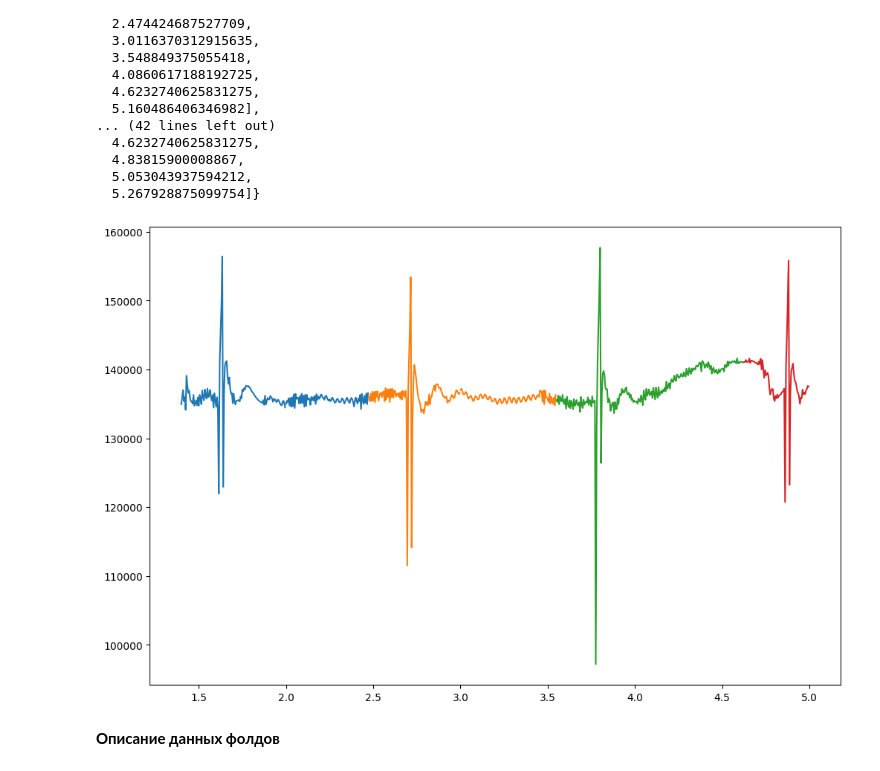
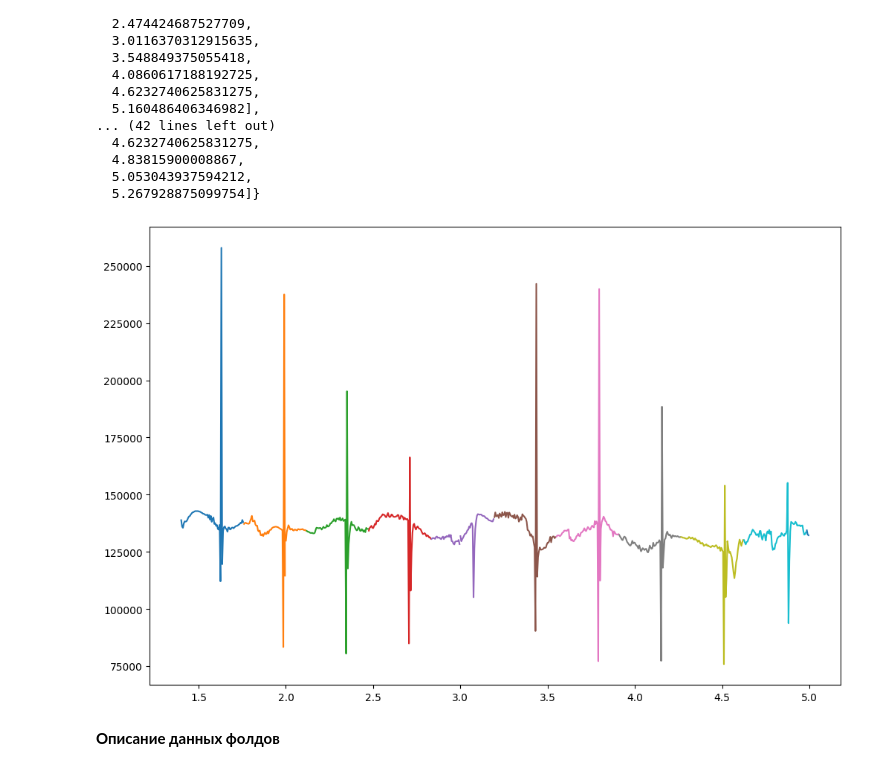
Before and after one commit to daniilgorenkov/Dissertation, a Jupyter notebook: observe.ipynb, the cells around one changed output. Saved outputs shown, nothing was run; the diff lists cells and outputs as text; code cells hidden in the pictures.

```diff
--- a/observe.ipynb
+++ b/observe.ipynb
@@ -468,13 +468,13 @@ def get_splited_dataframe(data:pd.DataFrame,indexes:list) -> pd.DataFrame:
 
     return df
 # %%
-devided_result = get_splited_dataframe(empty_straight_polzun15_gost[0], indexes_empty_straight_polzun15_gost["empty_straight_polzun15_10_gost"])
+devided_result = get_splited_dataframe(empty_straight_polzun15_gost[2], indexes_empty_straight_polzun15_gost["empty_straight_polzun15_30_gost"])
 
 plt.figure().set_size_inches(12,8)
 plt.plot(devided_result)
 plt.show()
 # %% [output]
-[figure, old version]
+[figure, new version]
 # %% [markdown]
 **Описание данных фолдов**
 # %%
```
